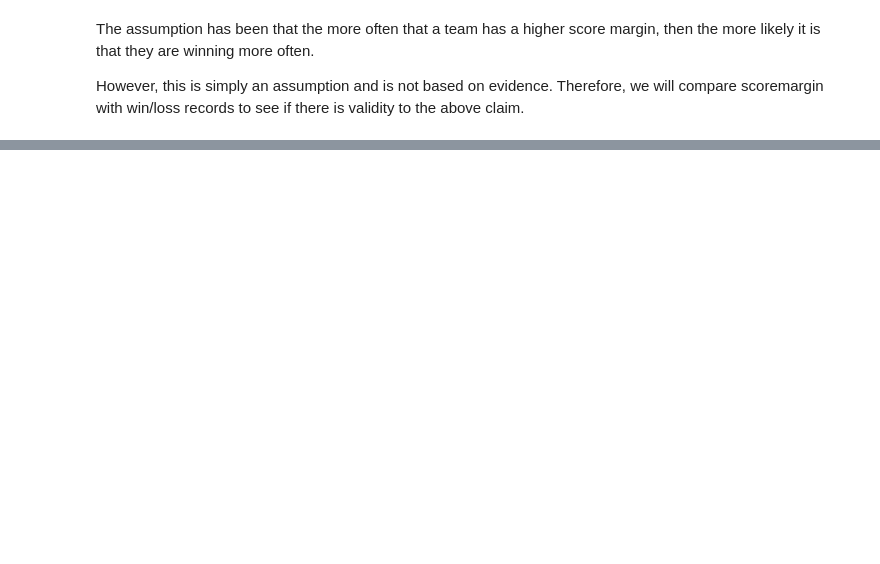
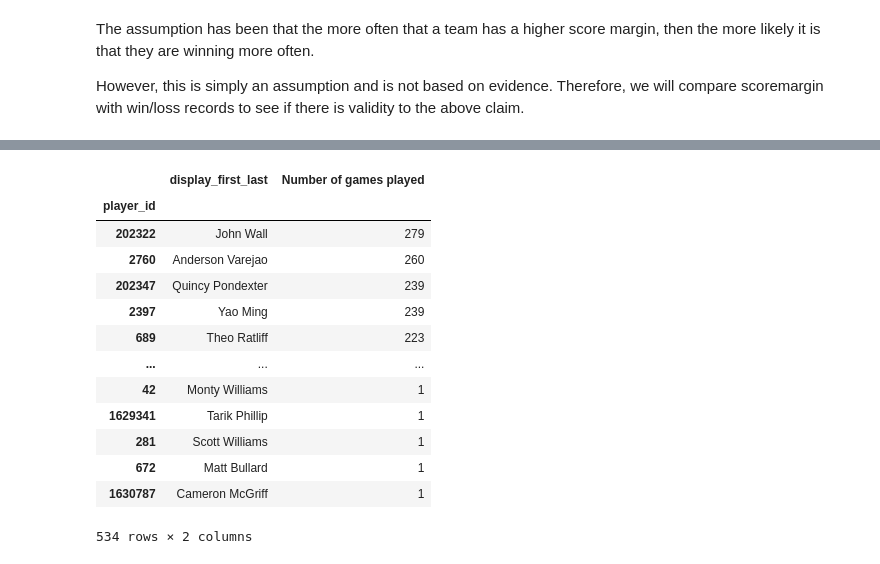
Before and after one commit to mustafaradheyyan/Revisiting-Pep-II, a Jupyter notebook: working_notebooks/eda_nba.ipynb, the cells around one changed output, grey strips where cells are left out. Drawn from its saved outputs; the diff is of its cells as text; code cells hidden in the pictures; blank space fills up the shorter version.

```diff
--- a/working_notebooks/eda_nba.ipynb
+++ b/working_notebooks/eda_nba.ipynb
@@ -373,0 +256,24 @@ play_by_play
+# %%
+(player_name_separate
+ .join(player_stats[['game_id', 'display_first_last']]
+       .reset_index()
+       .groupby('player_id')
+       .size()
+       .to_frame('Number of games played'))
+ .sort_values('Number of games played', ascending=False)
+)
+# %% [output]
+|  | display_first_last | Number of games played |
+| player_id |  |  |
+| 202322 | John Wall | 279 |
+| 2760 | Anderson Varejao | 260 |
+| 202347 | Quincy Pondexter | 239 |
+| 2397 | Yao Ming | 239 |
+| 689 | Theo Ratliff | 223 |
+| ... | ... | ... |
+| 42 | Monty Williams | 1 |
+| 1629341 | Tarik Phillip | 1 |
+| 281 | Scott Williams | 1 |
+| 672 | Matt Bullard | 1 |
+| 1630787 | Cameron McGriff | 1 |
+534 rows × 2 columns
```
Also changed, not shown: parts of 35 cells of this notebook.
